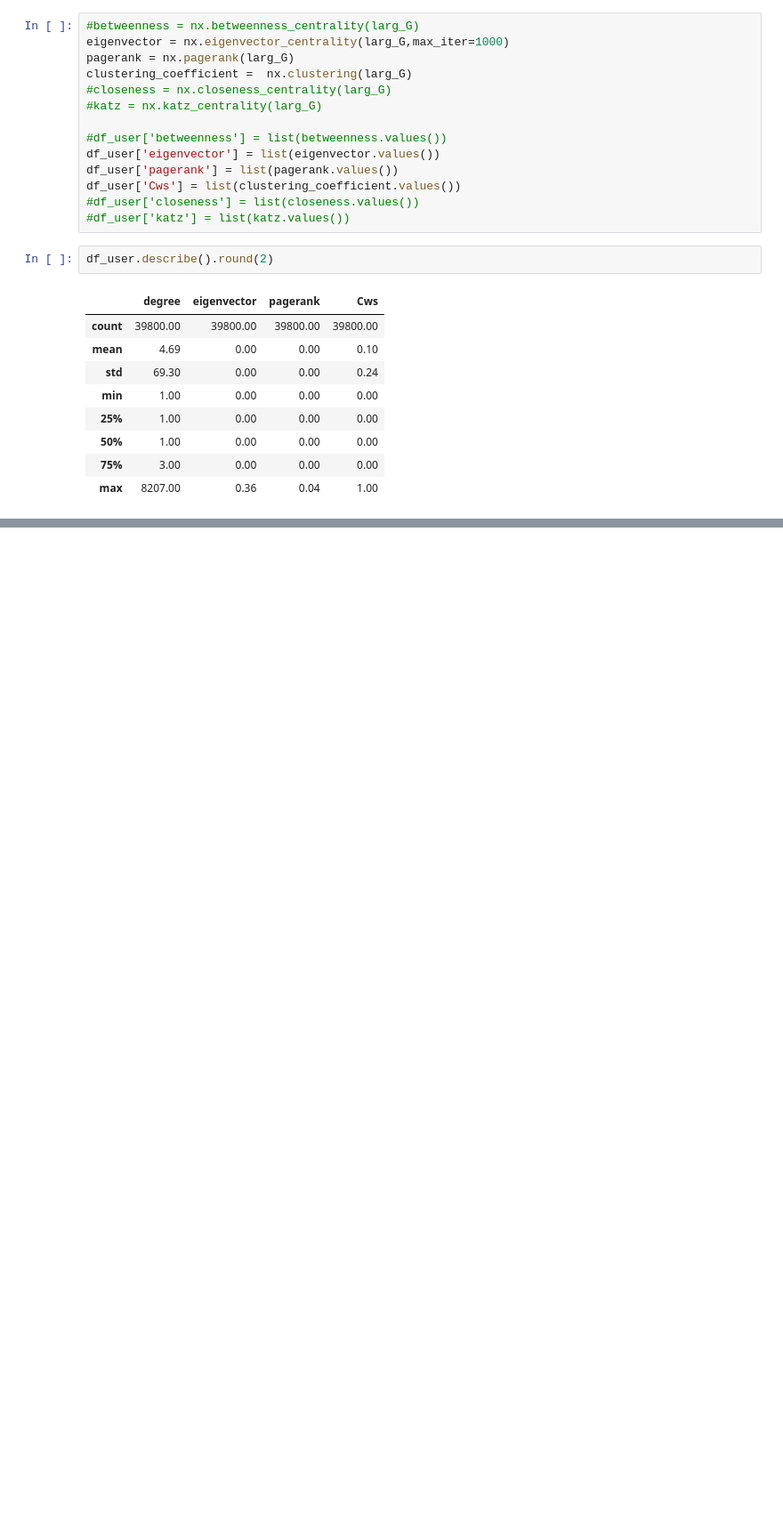
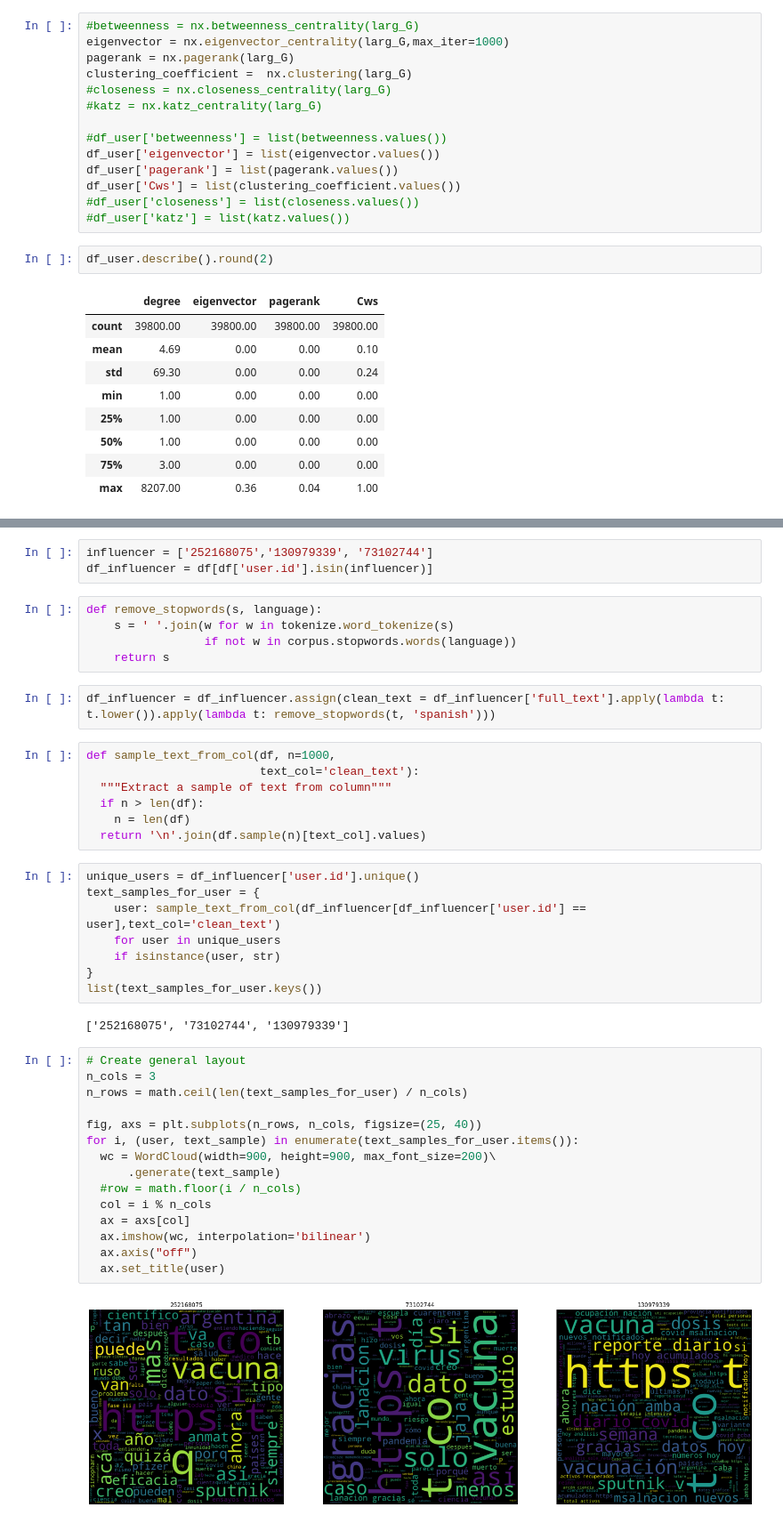
Before and after one commit to benjaminocampo/diplodatos_graphs, a Jupyter notebook: Practico1.ipynb, the cells around one changed output, grey strips where cells are left out. Shown: that part at 89% size. Drawn from its saved outputs; the diff is of its cells as text; blank space fills up the shorter version.

```diff
--- a/Practico1.ipynb
+++ b/Practico1.ipynb
@@ -300,0 +382,44 @@ dtype: int64
+# %%
+influencer = ['252168075','130979339', '73102744']
+df_influencer = df[df['user.id'].isin(influencer)]
+# %%
+def remove_stopwords(s, language):
+    s = ' '.join(w for w in tokenize.word_tokenize(s)
+                 if not w in corpus.stopwords.words(language))
+    return s
+# %%
+df_influencer = df_influencer.assign(clean_text = df_influencer['full_text'].apply(lambda t: t.lower()).apply(lambda t: remove_stopwords(t, 'spanish')))
+# %%
+def sample_text_from_col(df, n=1000,
+                         text_col='clean_text'):
+  """Extract a sample of text from column"""
+  if n > len(df):
+    n = len(df)
+  return '\n'.join(df.sample(n)[text_col].values)
+# %%
+unique_users = df_influencer['user.id'].unique()
+text_samples_for_user = {
+    user: sample_text_from_col(df_influencer[df_influencer['user.id'] == user],text_col='clean_text')
+    for user in unique_users
+    if isinstance(user, str)
+}
+list(text_samples_for_user.keys())
+# %% [output]
+['252168075', '73102744', '130979339']
+# %%
+# Create general layout
+n_cols = 3
+n_rows = math.ceil(len(text_samples_for_user) / n_cols)
+
+fig, axs = plt.subplots(n_rows, n_cols, figsize=(25, 40))
+for i, (user, text_sample) in enumerate(text_samples_for_user.items()):
+  wc = WordCloud(width=900, height=900, max_font_size=200)\
+      .generate(text_sample)
+  #row = math.floor(i / n_cols)
+  col = i % n_cols
+  ax = axs[col]
+  ax.imshow(wc, interpolation='bilinear')
+  ax.axis("off")
+  ax.set_title(user)
+# %% [output]
+[figure, added]
```
Also changed, not shown: parts of 20 cells of this notebook.
